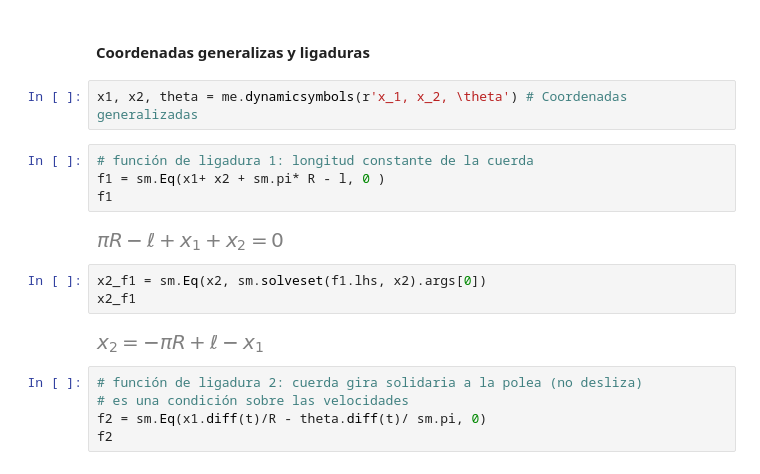
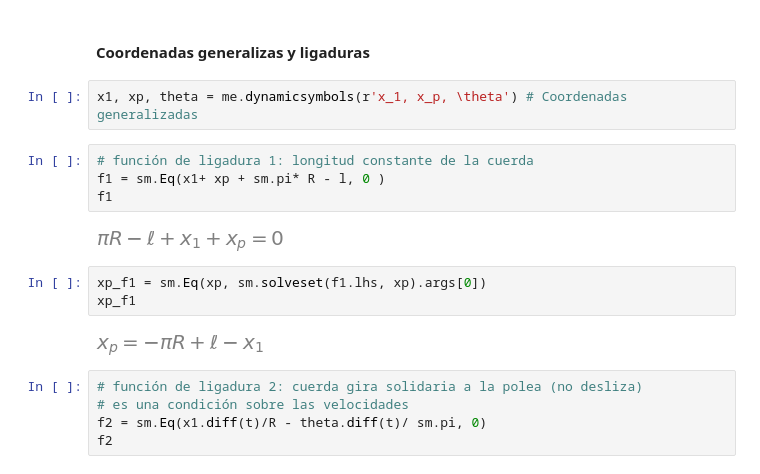
Before and after one commit to unlam/MecanicaAnaliticaComputacional, a Jupyter notebook: 05Simulación/atwoodSimulación_Resuelto.ipynb, the cells around one changed output. Cells and saved outputs as stored; diff of their text form.

```diff
--- a/05Simulación/atwoodSimulación_Resuelto.ipynb
+++ b/05Simulación/atwoodSimulación_Resuelto.ipynb
@@ -24,18 +24,18 @@ M, R, m1, m2, g, l = sm.symbols(r'M, R, m_1, m_2, g, \ell', positive=True) # Par
 # %% [markdown]
 #### Coordenadas generalizas y ligaduras
 # %%
-x1, x2, theta = me.dynamicsymbols(r'x_1, x_2, \theta') # Coordenadas generalizadas
+x1, xp, theta = me.dynamicsymbols(r'x_1, x_p, \theta') # Coordenadas generalizadas
 # %%
 # función de ligadura 1: longitud constante de la cuerda
-f1 = sm.Eq(x1+ x2 + sm.pi* R - l, 0 )
+f1 = sm.Eq(x1+ xp + sm.pi* R - l, 0 )
 f1
 # %% [output]
-[figure, old version]
+[figure, new version]
 # %%
-x2_f1 = sm.Eq(x2, sm.solveset(f1.lhs, x2).args[0])
-x2_f1
+xp_f1 = sm.Eq(xp, sm.solveset(f1.lhs, xp).args[0])
+xp_f1
 # %% [output]
-[figure, old version]
+[figure, new version]
 # %%
 # función de ligadura 2: cuerda gira solidaria a la polea (no desliza)
 # es una condición sobre las velocidades
```
Also changed, not shown: parts of 1 cell of this notebook, 3 other files.
